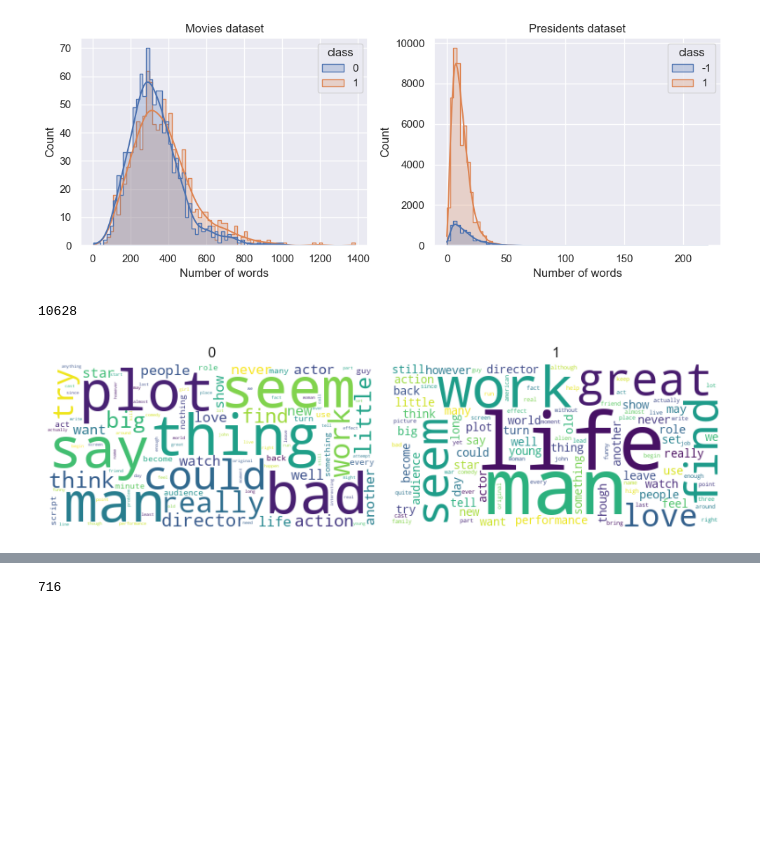
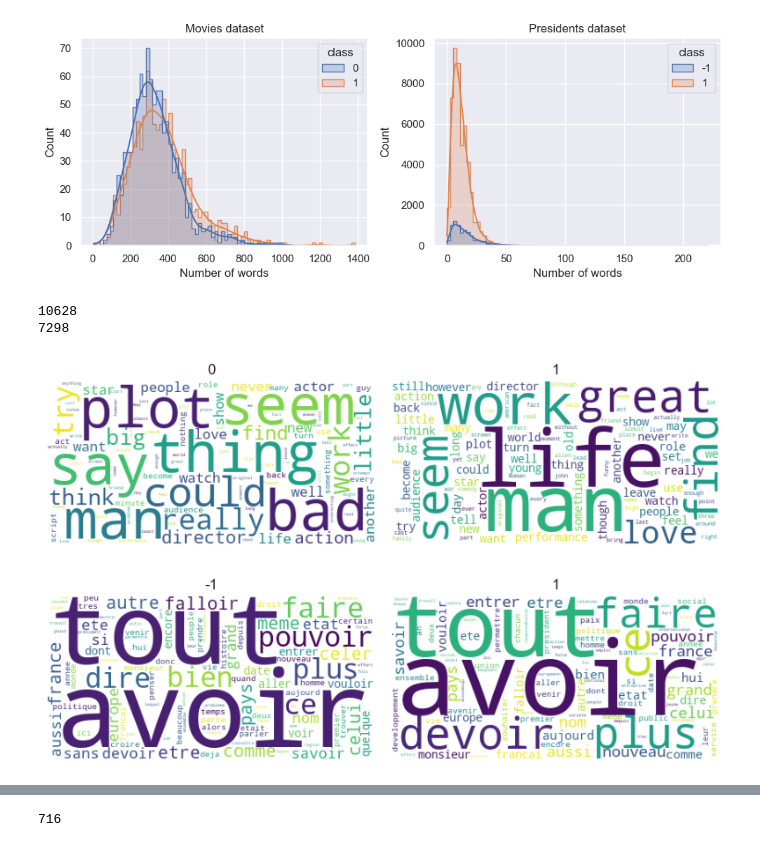
Before and after one commit to BshKatrin/RITAL-NLP-project, a Jupyter notebook: notebooks/eda.ipynb, the cells around one changed output, grey strips where cells are left out. Cells and saved outputs as stored; diff of their text form; code cells hidden in the pictures; blank space fills up the shorter version.

```diff
--- a/notebooks/eda.ipynb
+++ b/notebooks/eda.ipynb
@@ -78,13 +72,20 @@ fig.savefig("plots/docs_legnth.pdf", bbox_inches="tight", format="pdf")
 # %%
 vectorizer = CountVectorizer(min_df=5, max_df=0.5, ngram_range=(1, 1), analyzer="word").fit(texts_movies)
 matrix = vectorizer.transform(texts_movies)
 vocab = vectorizer.get_feature_names_out()
-
 eda.plot_class_wordclouds(classes_movies, matrix, vocab)
 print(len(vectorizer.get_feature_names_out()))
+
+vectorizer = CountVectorizer(min_df=5, max_df=0.5, ngram_range=(1, 1), analyzer="word").fit(texts_pres)
+matrix = vectorizer.transform(texts_pres)
+vocab = vectorizer.get_feature_names_out()
+eda.plot_class_wordclouds(classes_pres, matrix, vocab)
+print(len(vectorizer.get_feature_names_out()))
 # %% [output]
 10628
+7298
 [figure]
+[figure, added]
 # %%
 vectorizer = CountVectorizer(min_df=5, max_df=0.5, ngram_range=(2, 2), analyzer="word").fit(texts_movies)
 matrix = vectorizer.transform(texts_movies)
```
Also changed, not shown: parts of 7 cells of this notebook, 1 other file.
